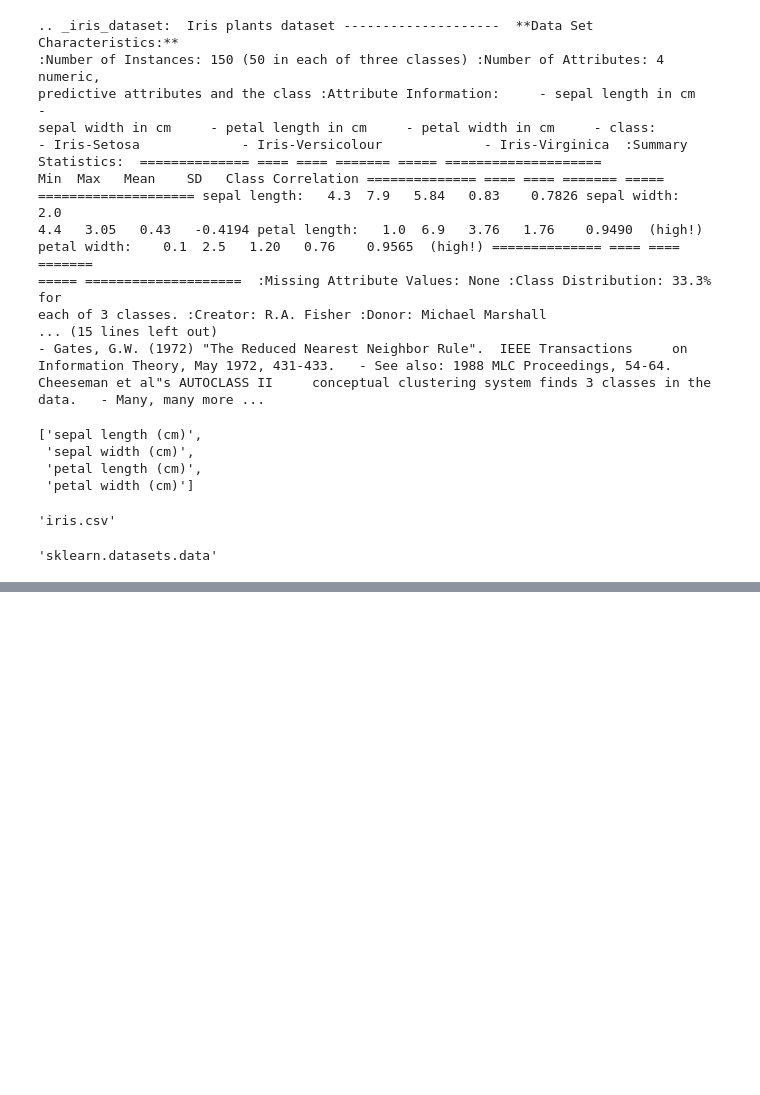
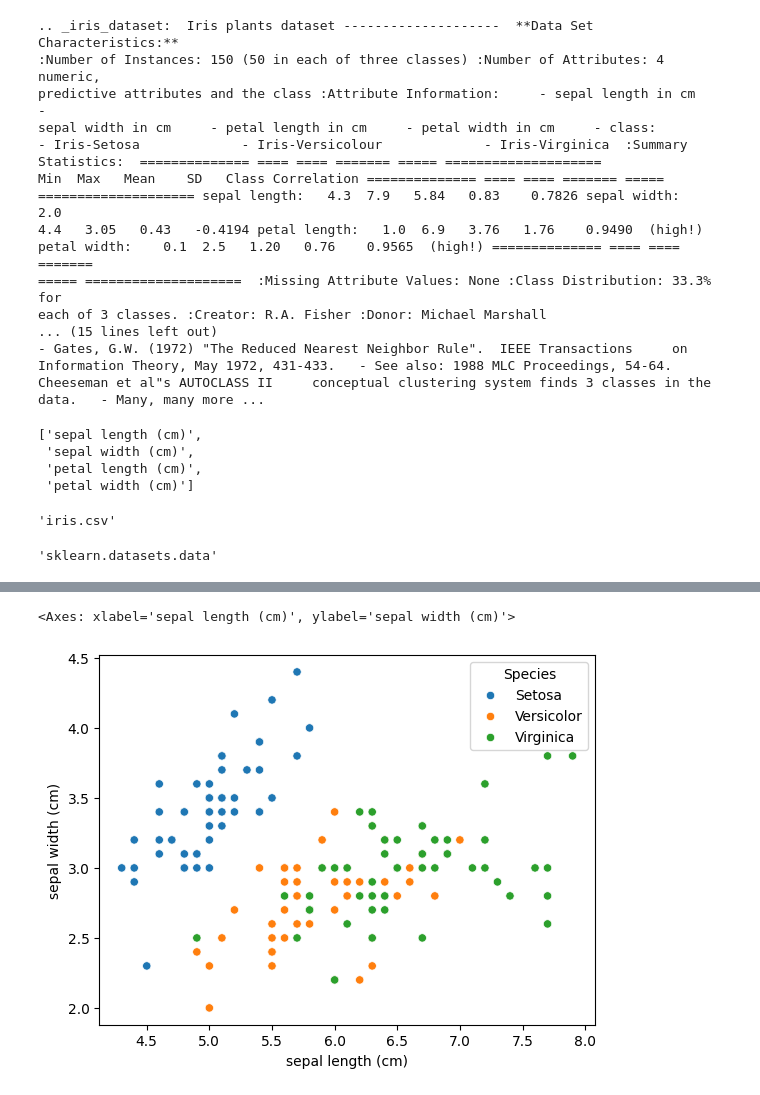
Before and after one commit to SusannaR11/AI_Engineering_OPA24_Susanna_Rokka, a Jupyter notebook: exercises/2_classification/0_iris_flower.ipynb, the cells around one changed output, grey strips where cells are left out. Cells and saved outputs as stored; diff of their text form; code cells hidden in the pictures; blank space fills up the shorter version.

```diff
--- a/exercises/2_classification/0_iris_flower.ipynb
+++ b/exercises/2_classification/0_iris_flower.ipynb
@@ -90,0 +95,3 @@ iris.data_module
+# %%
+df = iris.frame
+df.head()
@@ -90,0 +120,10 @@ iris.data_module
+# %%
+# rename the numerical targets in legend
+species_names = {0:"Setosa", 1:"Versicolor", 2:"Virginica"}
+df["Species"] = df["target"].map(species_names)
+# %%
+# heat map / scatter plot of how the features relate
+sns.scatterplot(data=df, x= "sepal length (cm)", y= "sepal width (cm)", hue= "Species")
+# %% [output]
+<Axes: xlabel='sepal length (cm)', ylabel='sepal width (cm)'>
+[figure, added]
```
Also changed, not shown: parts of 5 cells of this notebook.
